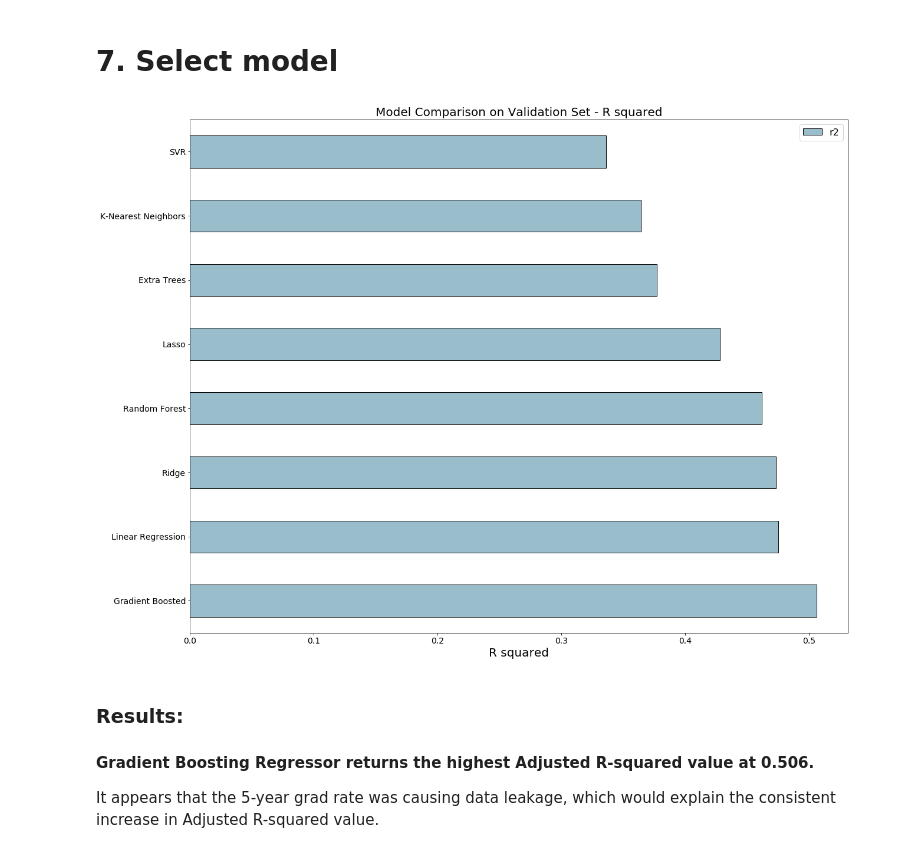
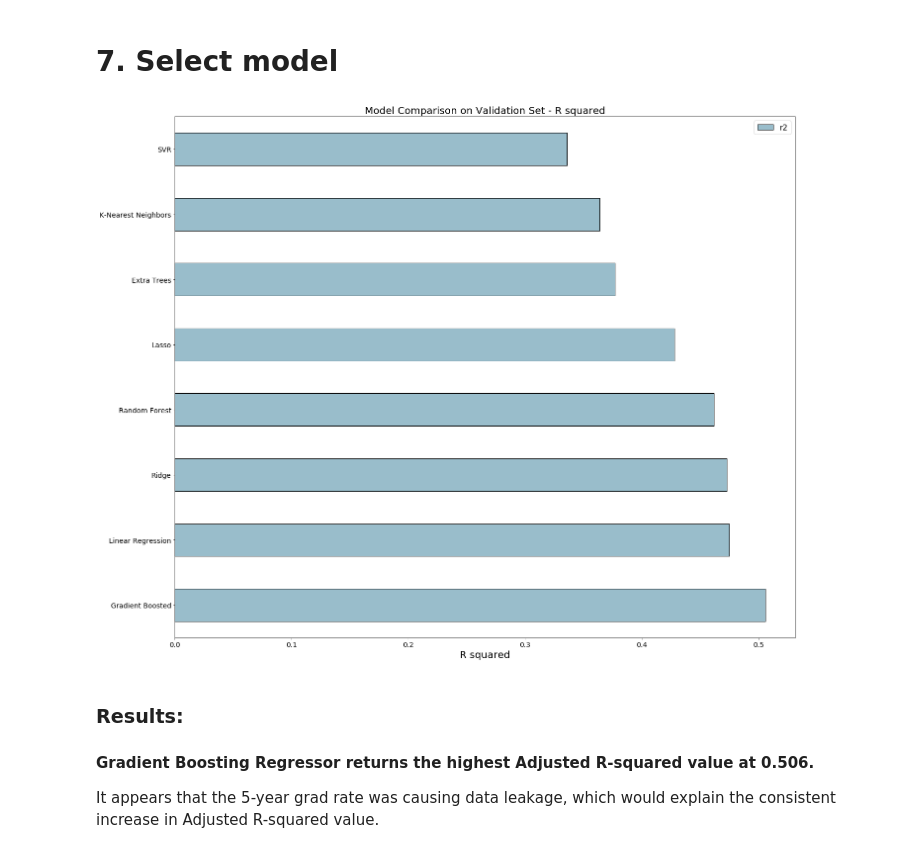
Before and after one commit to dannmorr/predicting-ibse-graduation-rate, a Jupyter notebook: notebooks/exploratory/03_models_parallel.ipynb, the cells around one changed output. Saved outputs shown, nothing was run; the diff lists cells and outputs as text; code cells hidden in the pictures.

```diff
--- a/notebooks/exploratory/03_models_parallel.ipynb
+++ b/notebooks/exploratory/03_models_parallel.ipynb
@@ -62,9 +62,9 @@ The autoreload extension is already loaded. To reload it, use:
 # %% [markdown]
 read in merged_data file
 # %%
-train_set = pd.read_csv('../../data/train_set.csv', )
-val_set = pd.read_csv('../../data/val_set.csv')
-test_set = pd.read_csv('../../data/test_set.csv')
+train_set = pd.read_csv('../../data/train_set_f.csv', )
+val_set = pd.read_csv('../../data/val_set_f.csv')
+test_set = pd.read_csv('../../data/test_set_f.csv')
 # %%
 train_set['cohort'] = train_set['cohort'].astype('object')
 val_set['cohort'] = val_set['cohort'].astype('object')
@@ -72,17 +72,14 @@ test_set['cohort'] = test_set['cohort'].astype('object')
 # %% [markdown]
 Separate X and y for each set
 # %%
-X_train = train_set.drop(['high_school_4_year_graduation_rate_total',
-                         'high_school_5_year_graduation_rate_total'], axis=1)
+X_train = train_set.drop(['high_school_4_year_graduation_rate_total'], axis=1)
 y_train = train_set.high_school_4_year_graduation_rate_total
 
 
-X_val = val_set.drop(['high_school_4_year_graduation_rate_total',
-                        'high_school_5_year_graduation_rate_total'], axis=1)
+X_val = val_set.drop(['high_school_4_year_graduation_rate_total'], axis=1)
 y_val = val_set.high_school_4_year_graduation_rate_total
 
-X_test = test_set.drop(['high_school_4_year_graduation_rate_total',
-                         'high_school_5_year_graduation_rate_total'], axis=1)
+X_test = test_set.drop(['high_school_4_year_graduation_rate_total'], axis=1)
 y_test = test_set.high_school_4_year_graduation_rate_total
 # %% [markdown]
 ## Replace NaNs with mean()
@@ -266,22 +263,26 @@ Adjusted R-squared on Validation Set: = 0.364
 # %%
 # Dataframe to hold the results
 
 model_comparison = pd.DataFrame({'model': ['Linear Regression','Random Forest',
                                            'Extra Trees','Gradient Boosted',
                                            'Lasso', 'Ridge', 'SVR','K-Nearest Neighbors'],
                                  'r2': [linreg_r2, random_forest_r2, extra_trees_r2,
                                          grad_boost_r2, lasso_r2, ridge_r2, svr_r2, knn_r2]})
 
 # Horizontal bar chart of test r2
 model_comparison.sort_values('r2', ascending = False).plot(x = 'model', y = 'r2', kind = 'barh',
 
                                                            color = '#99BDCB', edgecolor = 'black')
 
 # Plot formatting
 plt.ylabel(''); plt.yticks(size = 14); plt.xlabel('R squared'); plt.xticks(size = 14)
-plt.title('Model Comparison on Validation Set - R squared', size = 20);
+plt.title('Model Comparison on Validation Set - R squared', size = 20)
+
+plt.tight_layout()
+plt.savefig('../../reports/figures/model_compare.png')
+plt.show();
 # %% [output]
-[figure, old version]
+[figure, new version]
 # %% [markdown]
 ### Results:
 #### Gradient Boosting Regressor returns the highest Adjusted R-squared value at 0.506.
```
Also changed, not shown: parts of 2 cells of this notebook, 11 other files.
